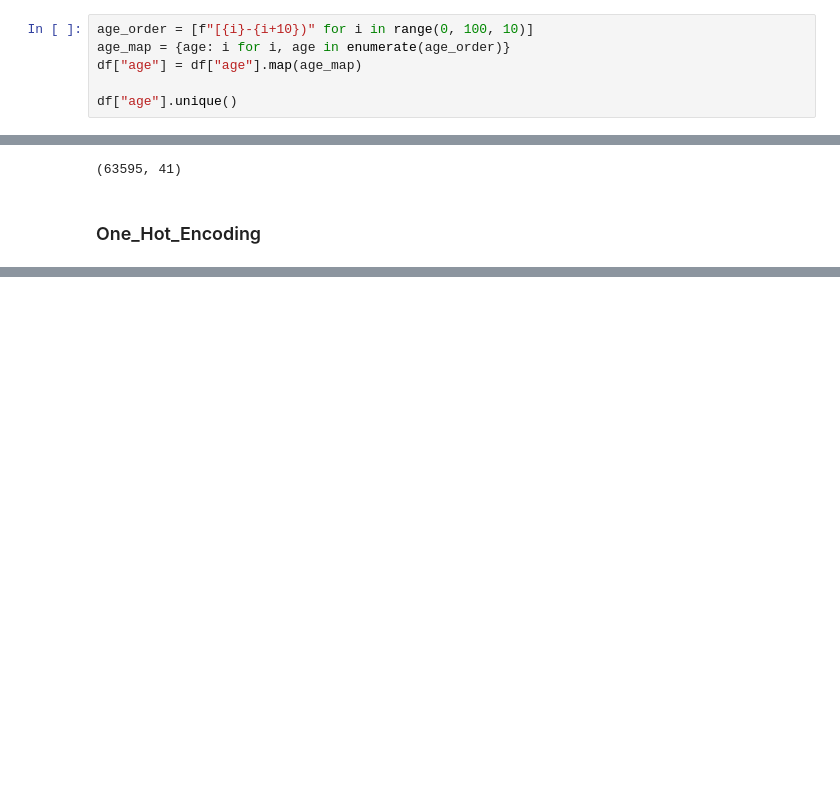
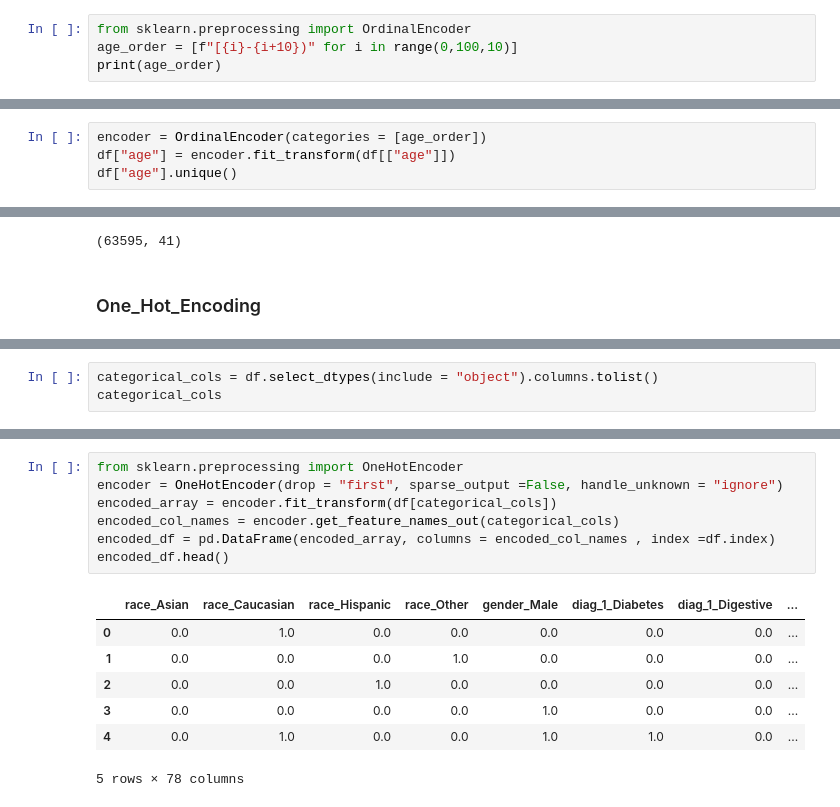
Before and after one commit to Priyanshi-Vishwakarma22/Hospital_Readmission_Risk_Prediction, a Jupyter notebook: notebook/training_data.ipynb, the cells around one changed output, grey strips where cells are left out. Drawn from its saved outputs; the diff is of its cells as text; blank space fills up the shorter version.

```diff
--- a/notebook/training_data.ipynb
+++ b/notebook/training_data.ipynb
@@ -153,7 +149,5 @@ array(['[40-50)', '[50-60)', '[60-70)', '[80-90)', '[30-40)', '[90-100)',
 # %%
-age_order = [f"[{i}-{i+10})" for i in range(0, 100, 10)]
-age_map = {age: i for i, age in enumerate(age_order)}
-df["age"] = df["age"].map(age_map)
-
-df["age"].unique()
+from sklearn.preprocessing import OrdinalEncoder
+age_order = [f"[{i}-{i+10})" for i in range(0,100,10)]
+print(age_order)
 # %% [output]
@@ -175,0 +155,4 @@ Name: count, dtype: int64
+# %%
+encoder = OrdinalEncoder(categories = [age_order])
+df["age"] = encoder.fit_transform(df[["age"]])
+df["age"].unique()
@@ -207 +193,4 @@ int64     14
 Name: count, dtype: int64
+# %%
+categorical_cols = df.select_dtypes(include = "object").columns.tolist()
+categorical_cols
@@ -207,0 +215,15 @@ Name: count, dtype: int64
+# %%
+from sklearn.preprocessing import OneHotEncoder
+encoder = OneHotEncoder(drop = "first", sparse_output =False, handle_unknown = "ignore")
+encoded_array = encoder.fit_transform(df[categorical_cols])
+encoded_col_names = encoder.get_feature_names_out(categorical_cols)
+encoded_df = pd.DataFrame(encoded_array, columns = encoded_col_names , index =df.index)
+encoded_df.head()
+# %% [output]
+|  | race_Asian | race_Caucasian | race_Hispanic | race_Other | gender_Male | diag_1_Diabetes | diag_1_Digestive | ... |
+| 0 | 0.0 | 1.0 | 0.0 | 0.0 | 0.0 | 0.0 | 0.0 | ... |
+| 1 | 0.0 | 0.0 | 0.0 | 1.0 | 0.0 | 0.0 | 0.0 | ... |
+| 2 | 0.0 | 0.0 | 1.0 | 0.0 | 0.0 | 0.0 | 0.0 | ... |
+| 3 | 0.0 | 0.0 | 0.0 | 0.0 | 1.0 | 0.0 | 0.0 | ... |
+| 4 | 0.0 | 1.0 | 0.0 | 0.0 | 1.0 | 1.0 | 0.0 | ... |
+5 rows × 78 columns
```
Also changed, not shown: parts of 21 cells of this notebook, 1 other file.
